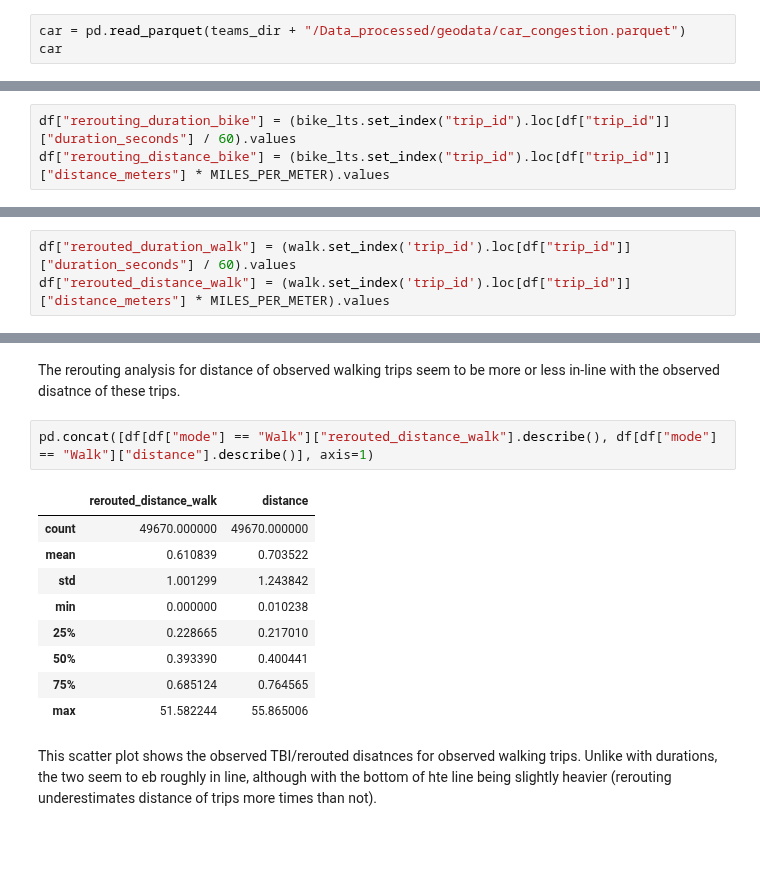
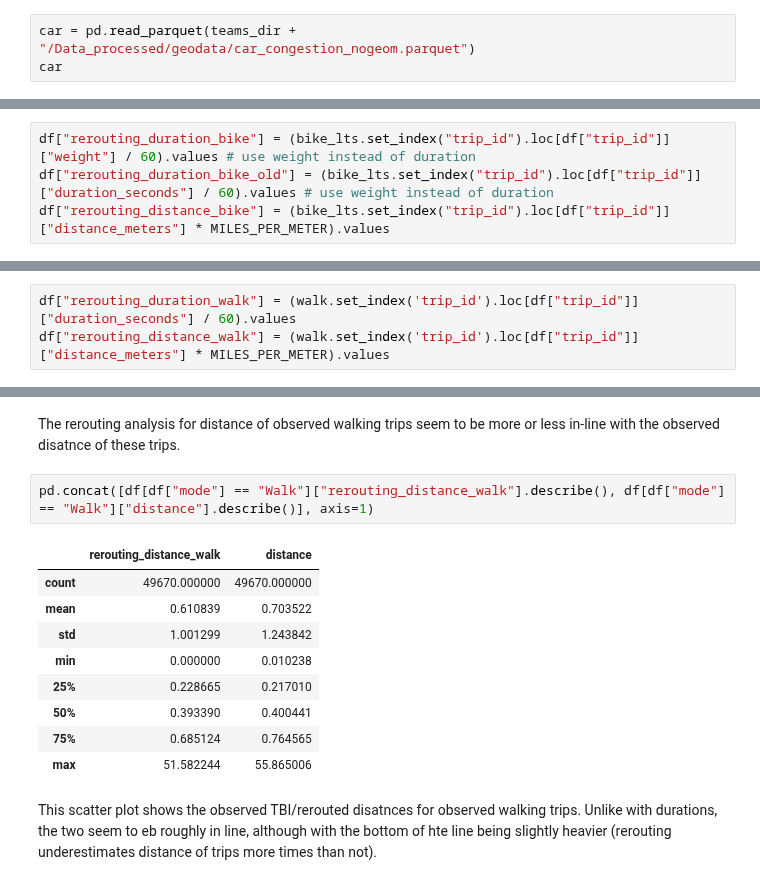
Before and after one commit to Metropolitan-Council/vmt-mode-shift-study, a Jupyter notebook: data_processing/rerouting_validation.ipynb, the cells around one changed output, grey strips where cells are left out. Saved outputs shown, nothing was run; the diff lists cells and outputs as text; blank space fills up the shorter version.

```diff
--- a/data_processing/rerouting_validation.ipynb
+++ b/data_processing/rerouting_validation.ipynb
@@ -34,7 +34,7 @@ MILES_PER_METER = 0.000621371
 # %% [markdown]
 ## Car Analysis
 # %%
-car = pd.read_parquet(teams_dir + "/Data_processed/geodata/car_congestion.parquet")
+car = pd.read_parquet(teams_dir + "/Data_processed/geodata/car_congestion_nogeom.parquet")
 car
 # %% [output]
 |  |  | duration_seconds | distance_meters | weight |
@@ -262,6 +261,7 @@ bike_lts
 | 458637 | [2200279102002] | 4119.1 | 7267.8 | 2545.0 | 6976.301425 | 68.723028 | ... |
 458638 rows × 9 columns
 # %%
-df["rerouting_duration_bike"] = (bike_lts.set_index("trip_id").loc[df["trip_id"]]["duration_seconds"] / 60).values
+df["rerouting_duration_bike"] = (bike_lts.set_index("trip_id").loc[df["trip_id"]]["weight"] / 60).values # use weight instead of duration
+df["rerouting_duration_bike_old"] = (bike_lts.set_index("trip_id").loc[df["trip_id"]]["duration_seconds"] / 60).values # use weight instead of duration
 df["rerouting_distance_bike"] = (bike_lts.set_index("trip_id").loc[df["trip_id"]]["distance_meters"] * MILES_PER_METER).values
 # %% [markdown]
@@ -382,8 +382,8 @@ walk
 | 458649 | [2200279102002] | 3210.6 | 4453.7 | 3210.6 |
 458650 rows × 4 columns
 # %%
-df["rerouted_duration_walk"] = (walk.set_index('trip_id').loc[df["trip_id"]]["duration_seconds"] / 60).values
-df["rerouted_distance_walk"] = (walk.set_index('trip_id').loc[df["trip_id"]]["distance_meters"] * MILES_PER_METER).values
+df["rerouting_duration_walk"] = (walk.set_index('trip_id').loc[df["trip_id"]]["duration_seconds"] / 60).values
+df["rerouting_distance_walk"] = (walk.set_index('trip_id').loc[df["trip_id"]]["distance_meters"] * MILES_PER_METER).values
 # %% [markdown]
 From the side by side comparison, it seems that the rerouting analysis seems to underestimate the duration of walk trips for observed walk trips.
 # %%
@@ -460,9 +460,9 @@ dtype: float64
 # %% [markdown]
 The rerouting analysis for distance of observed walking trips seem to be more or less in-line with the observed disatnce of these trips.
 # %%
-pd.concat([df[df["mode"] == "Walk"]["rerouted_distance_walk"].describe(), df[df["mode"] == "Walk"]["distance"].describe()], axis=1)
+pd.concat([df[df["mode"] == "Walk"]["rerouting_distance_walk"].describe(), df[df["mode"] == "Walk"]["distance"].describe()], axis=1)
 # %% [output]
-|  | rerouted_distance_walk | distance |
+|  | rerouting_distance_walk | distance |
 | count | 49670.000000 | 49670.000000 |
 | mean | 0.610839 | 0.703522 |
 | std | 1.001299 | 1.243842 |
```
Also changed, not shown: parts of 28 cells of this notebook.
